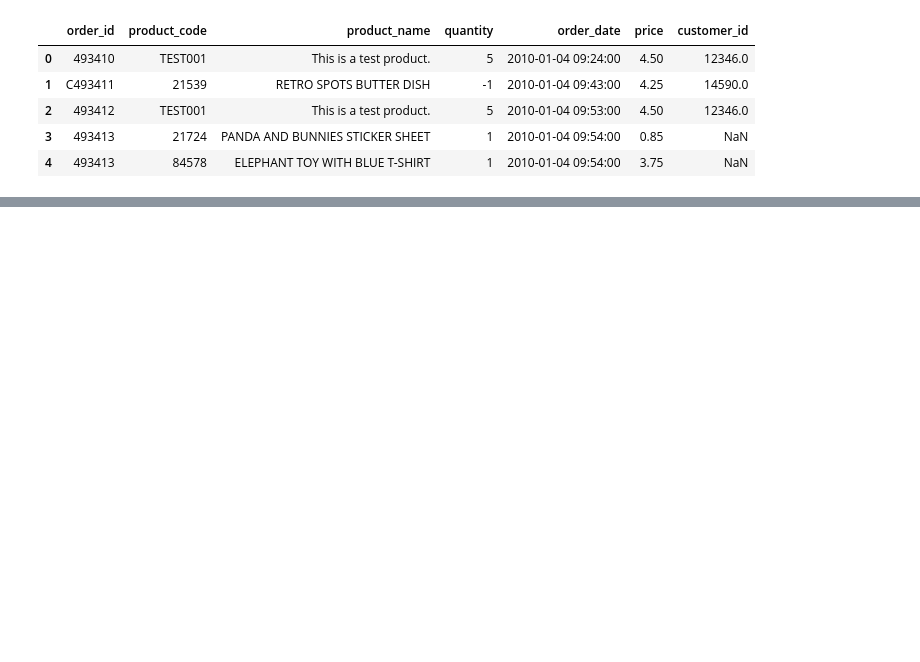
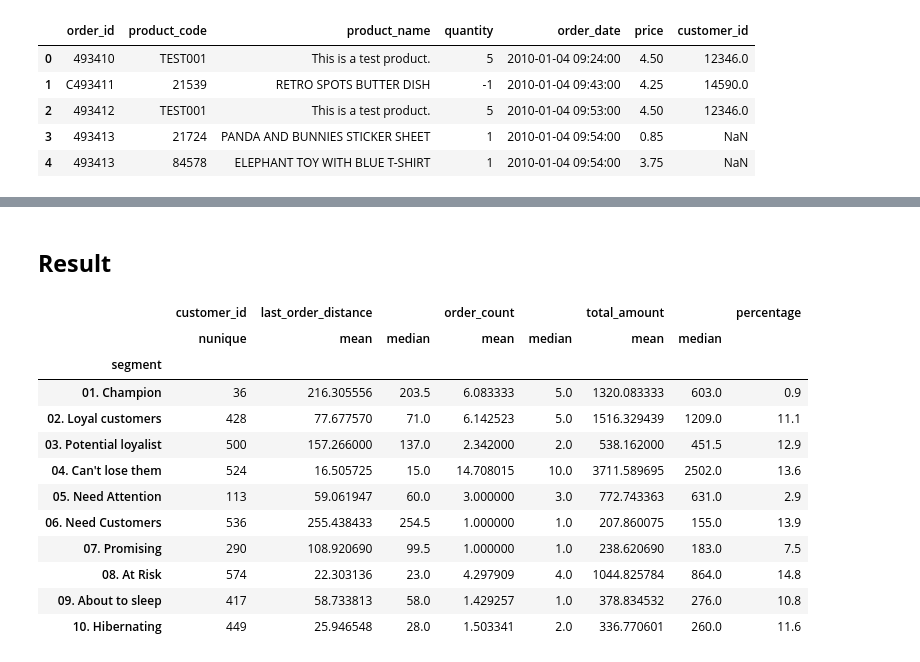
Before and after one commit to enthokz/Customer-Analysis, a Jupyter notebook: User-Segmentation/RFM Segmentation Retail.ipynb, the cells around one changed output, grey strips where cells are left out. Cells and saved outputs as stored; diff of their text form; code cells hidden in the pictures; blank space fills up the shorter version.

Commit message:
Result

```diff
--- a/User-Segmentation/RFM Segmentation Retail.ipynb
+++ b/User-Segmentation/RFM Segmentation Retail.ipynb
@@ -23,0 +397,4 @@ datar.head()
+# %%
+# Add necessary columns
+datac['amount']= (datac['price']*datac['quantity']).astype(int)
+datac.head()
@@ -23,0 +490,13 @@ datar.head()
+# %%
+# Monetary Score
+
+cust['monetary']= pd.cut(cust['total_amount'],
+                         bins=[cust['total_amount'].min(),
+                               np.percentile(cust['total_amount'],20),
+                               np.percentile(cust['total_amount'],40),
+                               np.percentile(cust['total_amount'],60),
+                               np.percentile(cust['total_amount'],80),
+                               cust['total_amount'].max()],
+                        labels=[1,2,3,4,5],
+                        include_lowest=True).astype(int)
+cust.head()
@@ -23,0 +510,18 @@ datar.head()
+# %%
+# Calculate Overall RFM Score
+
+cust['segment']= np.select([(cust['recency']==5)&(cust['frquency']>=4),
+                            (cust['recency'].between(3,4))&(cust['frquency']>=4),
+                            (cust['recency']>=4)&(cust['frquency'].between(2,3)),
+                            (cust['recency']<=2)&(cust['frquency']==5),
+                            (cust['recency']==3)&(cust['frquency']==3),
+                            (cust['recency']==5)&(cust['frquency']==1),
+                            (cust['recency']==4)&(cust['frquency']>=1),
+                            (cust['recency']<=2)&(cust['frquency'].between(3,4)),
+                            (cust['recency']==3)&(cust['frquency']<=2),
+                            (cust['recency']<=2)&(cust['frquency']<=2)],
+                            ['01. Champion','02. Loyal customers','03. Potential loyalist',"04. Can't lose them",
+                            '05. Need Attention','06. Need Customers','07. Promising','08. At Risk',
+                            '09. About to sleep','10. Hibernating'],
+                            default='Other')    #Need to set default according eror in numpy version>=2.0
+cust.head()
@@ -23,0 +535,26 @@ datar.head()
+# %% [markdown]
+## **Result**
+# %%
+# Create Summary
+
+sumardi= pd.pivot_table(cust, index='segment', values=['customer_id','order_count','total_amount','last_order_distance'],
+                        aggfunc={'customer_id':pd.Series.nunique,
+                                 'order_count':['median','mean'],
+                                 'total_amount':['median','mean'],
+                                 'last_order_distance':['median','mean']})
+sumardi['percentage']= (sumardi['customer_id']/sumardi['customer_id'].sum()*100).round(1)
+sumardi
+# %% [output]
+|  | customer_id | last_order_distance |  | order_count |  | total_amount |  | percentage |
+|  | nunique | mean | median | mean | median | mean | median |  |
+| segment |  |  |  |  |  |  |  |  |
+| 01. Champion | 36 | 216.305556 | 203.5 | 6.083333 | 5.0 | 1320.083333 | 603.0 | 0.9 |
+| 02. Loyal customers | 428 | 77.677570 | 71.0 | 6.142523 | 5.0 | 1516.329439 | 1209.0 | 11.1 |
+| 03. Potential loyalist | 500 | 157.266000 | 137.0 | 2.342000 | 2.0 | 538.162000 | 451.5 | 12.9 |
+| 04. Can't lose them | 524 | 16.505725 | 15.0 | 14.708015 | 10.0 | 3711.589695 | 2502.0 | 13.6 |
+| 05. Need Attention | 113 | 59.061947 | 60.0 | 3.000000 | 3.0 | 772.743363 | 631.0 | 2.9 |
+| 06. Need Customers | 536 | 255.438433 | 254.5 | 1.000000 | 1.0 | 207.860075 | 155.0 | 13.9 |
+| 07. Promising | 290 | 108.920690 | 99.5 | 1.000000 | 1.0 | 238.620690 | 183.0 | 7.5 |
+| 08. At Risk | 574 | 22.303136 | 23.0 | 4.297909 | 4.0 | 1044.825784 | 864.0 | 14.8 |
+| 09. About to sleep | 417 | 58.733813 | 58.0 | 1.429257 | 1.0 | 378.834532 | 276.0 | 10.8 |
+| 10. Hibernating | 449 | 25.946548 | 28.0 | 1.503341 | 2.0 | 336.770601 | 260.0 | 11.6 |
```
Also changed, not shown: parts of 42 cells of this notebook.
